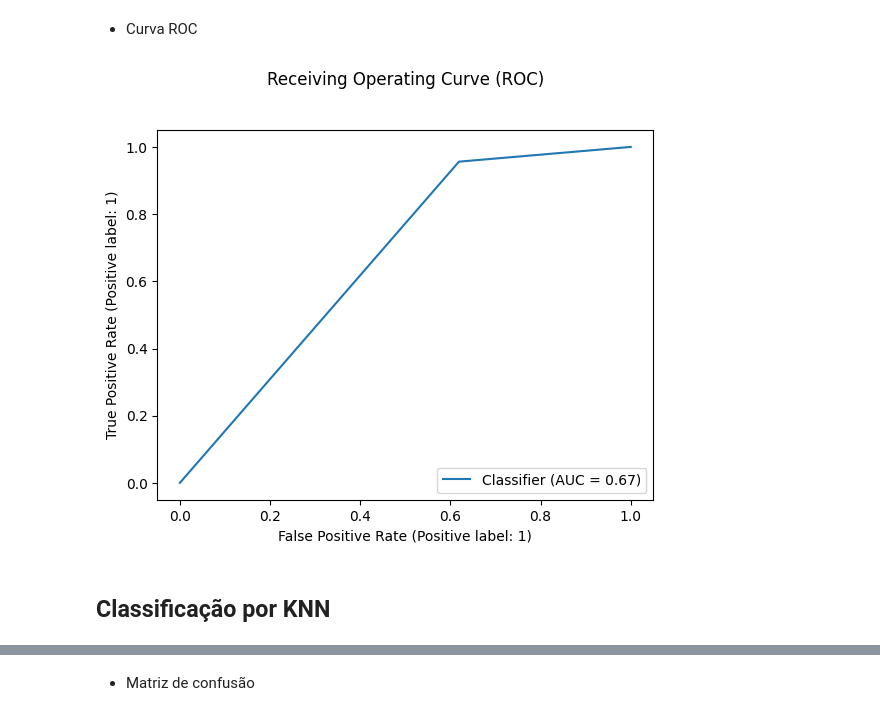
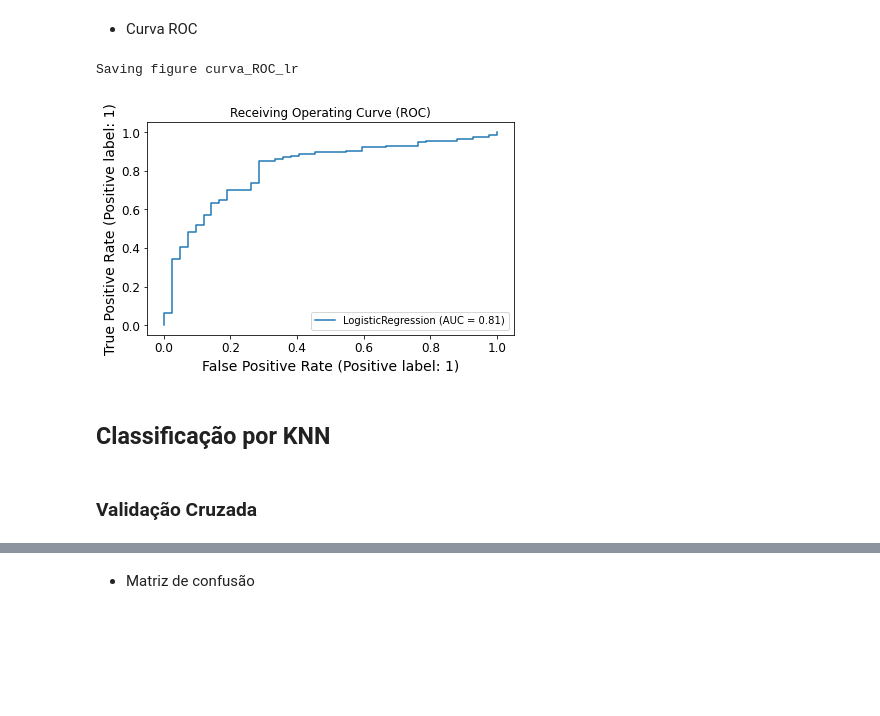
Before and after one commit to LuisLVieira/IA048, a Jupyter notebook: EFC2/efc02.ipynb, the cells around one changed output, grey strips where cells are left out. Saved outputs shown, nothing was run; the diff lists cells and outputs as text; code cells hidden in the pictures; blank space fills up the shorter version.

```diff
--- a/EFC2/efc02.ipynb
+++ b/EFC2/efc02.ipynb
@@ -167,24 +166,12 @@ Porcentagem de classes positivas: 73.07692307692308 %
 # Preparando os dados para a regressão logística
 # Foi transformando o array de matrizes em um único array de dimensão compatível com as labels
 # Após essas transformações, cada linha dos conjuntos se refere a uma label
-x_train=np.reshape(train_img,(len(train_labels),28*28))
-x_val=np.reshape(val_img,(len(val_labels),28*28))
-x_test=np.reshape(test_img,(len(test_labels),28*28))
-y_train=train_labels
-y_val=val_labels
-y_test=test_labels
+x_train = np.reshape(train_img,(len(train_labels),28*28))/255 # a divisão por 255 é para normalização dos dados das imagens (maior valor é 255)
+x_val = np.reshape(val_img,(len(val_labels),28*28))/255
+x_test = np.reshape(test_img,(len(test_labels),28*28))/255
+y_train = np.ravel(train_labels)
+y_val = np.ravel(val_labels)
+y_test = np.ravel(test_labels)
 # Criando o conjunto validação+treino para uso posterior
 x_tv=np.concatenate((x_train,x_val))
 y_tv=np.concatenate((y_train,y_val))
-print(x_train.shape)
-print(x_train)
-print(x_val.shape)
-print(x_val)
-print(x_test.shape)
-print(x_test)
-print(x_tv.shape)
-print(x_tv)
-print(y_train.shape)
-print(y_val.shape)
-print(y_test.shape)
-print(y_tv.shape)
@@ -301,13 +237,13 @@ Fitting 5 folds for each of 54 candidates, totalling 270 fits
 # %%
-# Treinando com os parâmetros ótimos 'C': 0.1, 'class_weight': None, 'penalty': 'l2', solver liblinear (dataset pequeno)
-lr_opt = LogisticRegression(penalty='l2', C=0.1, class_weight=None, solver='liblinear', max_iter=3000)
-lr_opt.fit(x_tv_n, y_tv)
+# Treinando com os parâmetros ótimos 'C': 10, 'class_weight': 'balanced', 'penalty': 'l2', solver liblinear (dataset pequeno)
+lr_opt = LogisticRegression(penalty='l2', C=10, class_weight='balanced', solver='liblinear', max_iter=3000)
+lr_opt.fit(x_tv, y_tv)
 # Probabilidades estimadas
-y_proba_train = lr_opt.predict_proba(x_tv_n)
-y_proba_test = lr_opt.predict_proba(x_test_n)
+y_proba_train = lr_opt.predict_proba(x_tv)
+y_proba_test = lr_opt.predict_proba(x_test)
 # Acurácia média
-score_tv= lr_opt.score(x_tv_n, y_tv)
-score_test2= lr_opt.score(x_test_n, y_test)
+score_tv= lr_opt.score(x_tv, y_tv)
+score_test2= lr_opt.score(x_test, y_test)
 print(y_proba_train)
 print(y_proba_train.shape)
 print(y_proba_test)
@@ -380,12 +315,16 @@ Valores de Especificidade não foram tão bons e valores de Recall foram muito b
 # %% [markdown]
 - Curva ROC
 # %%
-ROC = metrics.RocCurveDisplay.from_predictions(y_test, y_pred_test)
-plt.title('Receiving Operating Curve (ROC)', y=1.1)
+sklearn.metrics.plot_roc_curve(lr_opt, x_test, y_test)
+plt.title('Receiving Operating Curve (ROC)')
+save_fig('curva_ROC_lr')
 plt.show()
 # %% [output]
+Saving figure curva_ROC_lr
-[figure, old version]
+[figure, new version]
 # %% [markdown]
 ## Classificação por KNN
+# %% [markdown]
+### Validação Cruzada
 # %%
 # Validação cruzada variando o número de vizinhos, os tipos de pesos e as métricas de distância
```
Also changed, not shown: parts of 38 cells of this notebook, 6 other files.
